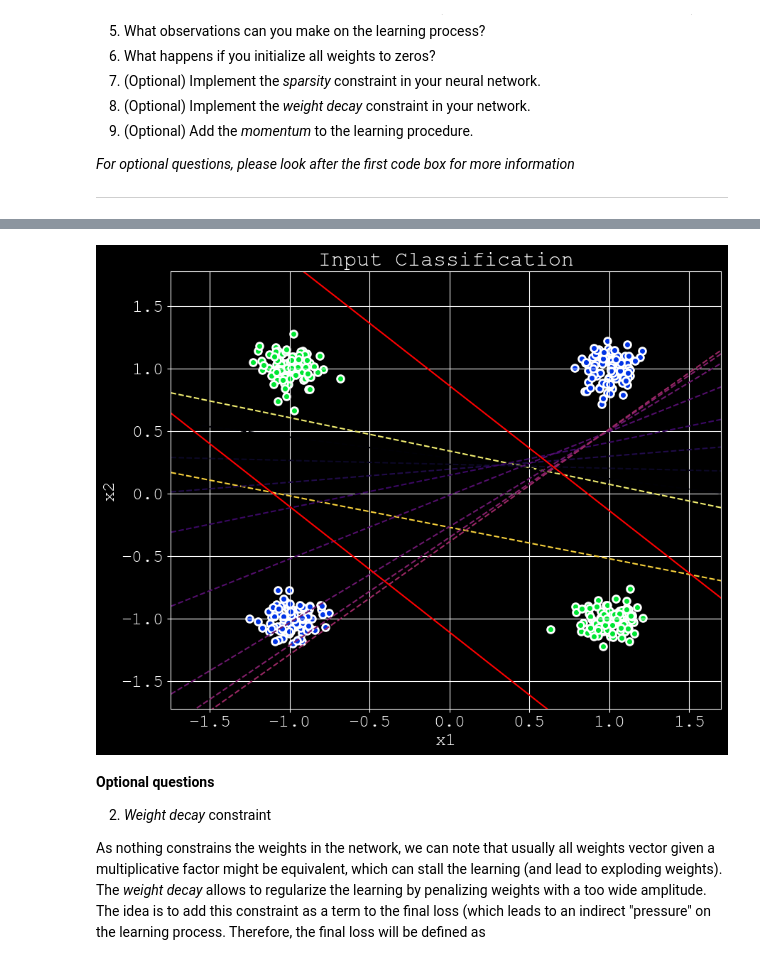
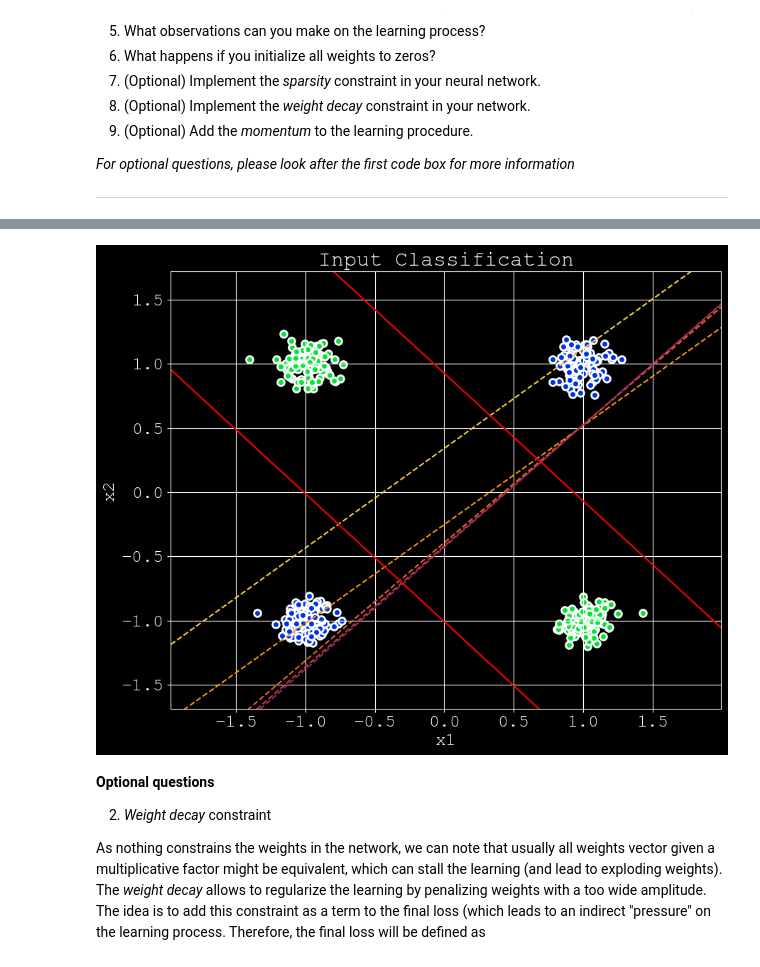
Before and after one commit to LouisLalay/atiam_ml, a Jupyter notebook: 02a_neural_networks.ipynb, the cells around one changed output, grey strips where cells are left out. Saved outputs shown, nothing was run; the diff lists cells and outputs as text; code cells hidden in the pictures.

```diff
--- a/02a_neural_networks.ipynb
+++ b/02a_neural_networks.ipynb
@@ -236,29 +236,32 @@ TSS_Limit = 0.02       # Sum-squared error limit
 def g(x):
     return 1 / (1.0 + np.exp(-x))
 def d_g(x):
-    return x * (1.0 - x)
+    return g(x) * (1.0 - g(x))
 def L(delta):
     return np.square(delta)
 def d_L(delta):
     return 2*delta
 # %%
 # Weights of first and second layer
-eta = 0.01  # Learning rate
-weights1 = (np.random.randn(nHiddens, nInputs) - 0.5)      # 1st layer weights
-weights2 = (np.random.randn(nOutputs, nHiddens) - 0.5)     # 2nd layer weights
-bias1 = (np.random.randn(nHiddens, 1) - 0.5)               # 1st layer biases
-bias2 = (np.random.randn(nOutputs, 1) - 0.5)               # 2nd layer biases
+eta = 0.5  # Learning rate
 n_layers = 2
-W  = [weights1, weights2]           # List of weights for every layer
-B  = [bias1, bias2]                 # List of biases for every layer
-Z  = [0]*n_layers                   # List of weighted inputs
-dZ = [0]*n_layers                   # List of weighted inputs gradients dL/dZ
-A  = [inputs]+[0]*n_layers          # List of outputs
+n_neurons = [2, 2, 1]       # Must be (n_layers + 1) long
+W  = [0]*n_layers           # List of weights for every layer
+B  = [0]*n_layers           # List of biases for every layer
+Z  = [0]*n_layers           # List of weighted inputs
+dZ = [0]*n_layers           # List of weighted inputs gradients dL/dZ
+A  = [inputs]+[0]*n_layers  # List of outputs
 # Here we could have defined a list of activation functions if the functions were different between the layers
+
+# Weights and biases initialization
+for layer in range(n_layers):
+    W[layer] = np.random.randn(n_neurons[layer + 1], n_neurons[layer]) - 0.5
+    B[layer] = np.random.randn(n_neurons[layer + 1], 1) - 0.5
+
 # First plot the patterns
 fig = plot_patterns(inputs, out_desired)
 # Iterate for a fixed number of iterations
-max_it = 100000
+max_it = 2000
 for epoch in range(max_it):
     ### Forward pass - Weighted inputs and loss are calculated
     for layer in range(n_layers):
@@ -266,14 +269,14 @@ for epoch in range(max_it):
         A[layer + 1] = g(Z[layer])
     delta = out_desired - A[-1]
     loss = L(delta).sum()
-    print(f"{epoch}. Loss : {loss}{'  '*20} ", end='\r')
-    if (epoch % (max_it//10))==0:
+    print(f"{epoch} - Loss : {loss:.2f}{'  '*20} ", end='\r')
+    if (epoch % (max_it//5))==0:
         plot_boundary(np.concatenate((B[1], W[1]), axis=1), epoch, '--', fig)
     ### Backpropagation
     # We compute dL/dz[i] for each layer starting with the last layer.
-    dZ[-1] = - d_g(A[-1])*d_L(delta)
+    dZ[-1] = - d_g(Z[-1])*d_L(delta)
     for layer in range(n_layers-1, 0, -1):# (n_layers - 1) itterations
-        dZ[layer-1] = np.dot(np.transpose(W[layer]),dZ[layer])*d_g(A[layer])
+        dZ[layer-1] = np.dot(np.transpose(W[layer]),dZ[layer])*d_g(Z[layer-1])
     for layer in range(n_layers):
         # We compute the loss' gradient for all samples, so we need to sum over the columns
         dW = np.dot(dZ[layer],np.transpose(A[layer]))/inputs.shape[1]
@@ -286,4 +289,4 @@ plot_boundary(np.concatenate((B[0], W[0]), axis=1), 0, '-', fig)
-[figure, old version]
+[figure, new version]
 # %% [markdown]
 **Optional questions**
 
```
Also changed, not shown: parts of 4 cells of this notebook.
